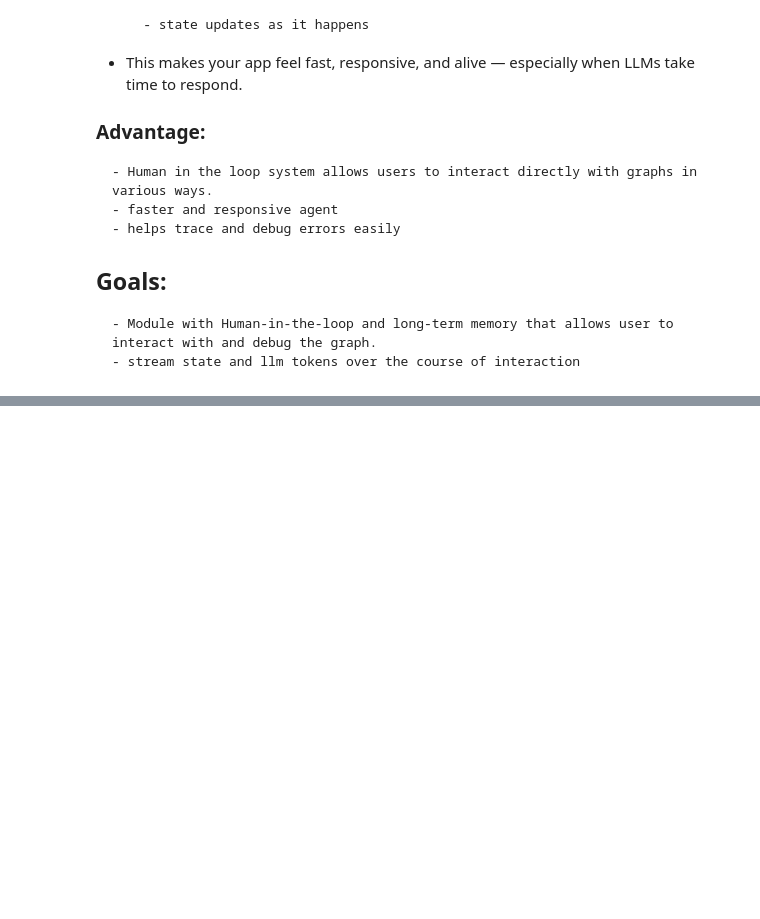
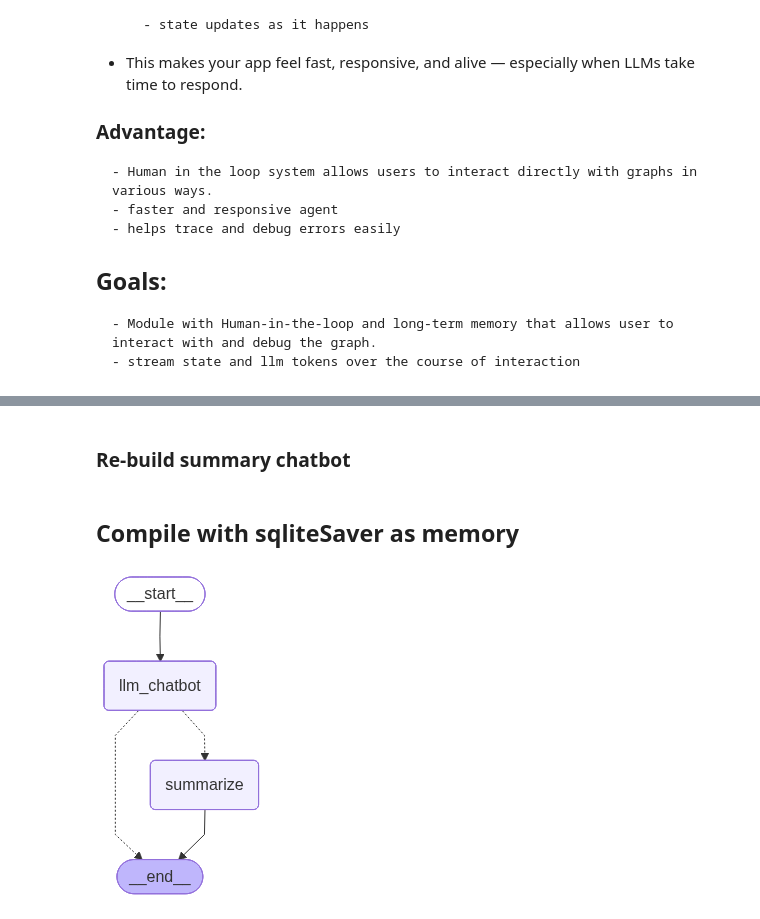
Before and after one commit to divya-gh/LangGraph-Course, a Jupyter notebook: Code/Lesson_3/Streaming.ipynb, the cells around one changed output, grey strips where cells are left out. Cells and saved outputs as stored; diff of their text form; code cells hidden in the pictures; blank space fills up the shorter version.

```diff
--- a/Code/Lesson_3/Streaming.ipynb
+++ b/Code/Lesson_3/Streaming.ipynb
@@ -15,0 +54,7 @@
+# %%
+# create a llm using any of the above models
+from langchain_google_genai import ChatGoogleGenerativeAI
+
+llm = ChatGoogleGenerativeAI( model= "gemma-3-4b-it" ,
+                              temperature = 0.2 )
+llm.invoke("What day is this?").content
@@ -15,0 +83,8 @@
+# %%
+# Create a external db
+import sqlite3
+db_path = "state_db/StreamingAgent.db"
+conn = sqlite3.connect(db_path , check_same_thread=False)
+
+# confirm the file was create4d:
+os.listdir("state_db")
@@ -15,0 +98,4 @@
+# %%
+# create a checkpointer SqLiteSaver
+from langgraph.checkpoint.sqlite import SqliteSaver
+memory = SqliteSaver(conn)
@@ -15,0 +114,2 @@
+# %% [markdown]
+### Re-build summary chatbot
@@ -15,0 +164,24 @@
+# %% [markdown]
+## Compile with sqliteSaver as memory
+# %%
+from IPython.display import Image, display
+
+# initialize graph
+builder = StateGraph(summary_state)
+
+# add nodes
+builder.add_node('llm_chatbot' , llm_chatbot)
+builder.add_node('summarize' , summarize)
+
+# build adges
+builder.set_entry_point('llm_chatbot')
+builder.add_conditional_edges('llm_chatbot', decide)
+builder.add_edge('summarize', END)
+
+# compile with sqlite db memory
+graph = builder.compile(checkpointer=memory)
+
+# display graph
+display(Image(graph.get_graph().draw_mermaid_png()))
+# %% [output]
+[figure, added]
```
Also changed, not shown: parts of 29 cells of this notebook, 12 other files.
